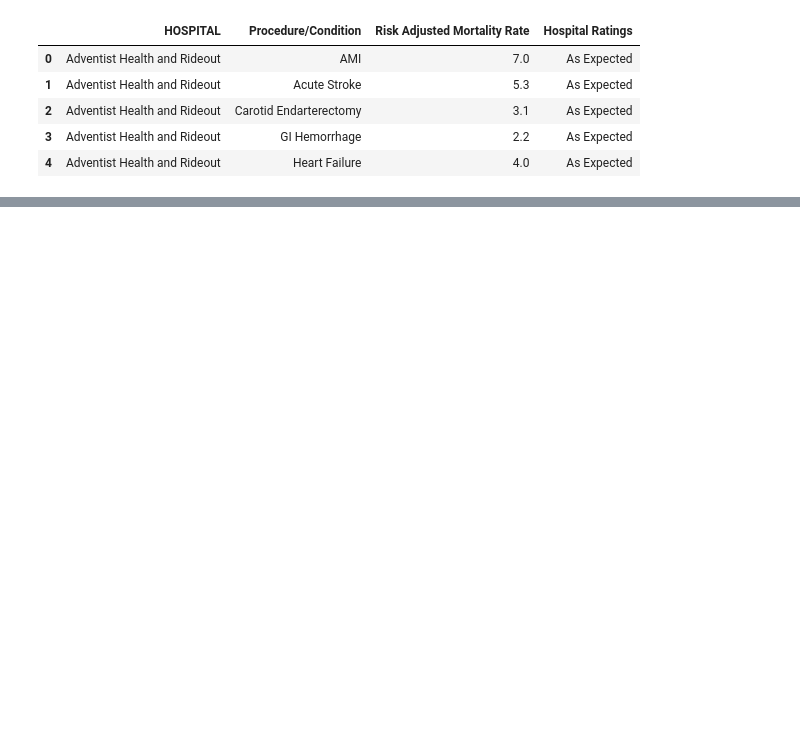
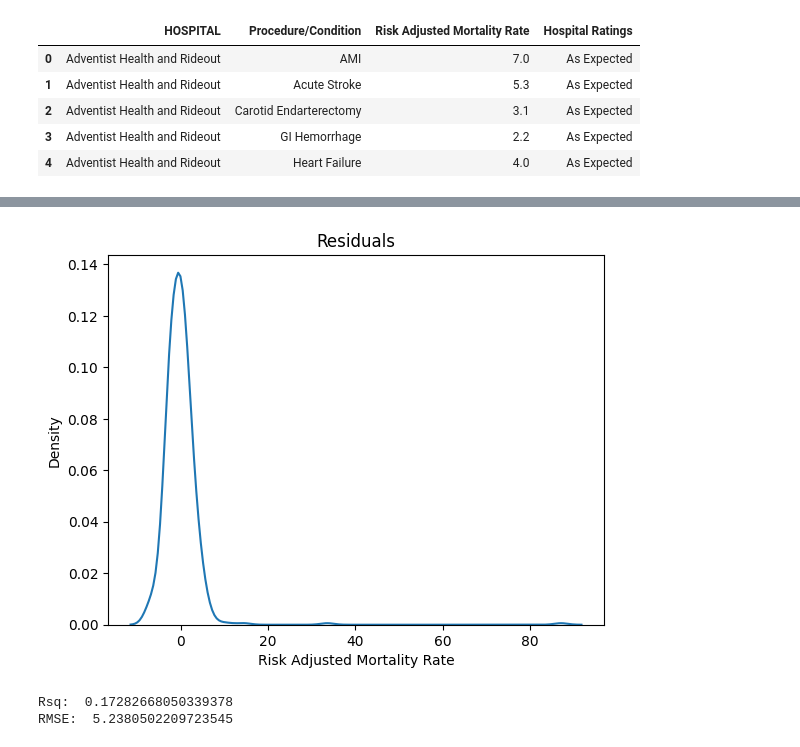
Before and after one commit to hildj/DS3001_TeamM_Project, a Jupyter notebook: trees.ipynb, the cells around one changed output, grey strips where cells are left out. Drawn from its saved outputs; the diff is of its cells as text; code cells hidden in the pictures; blank space fills up the shorter version.

```diff
--- a/trees.ipynb
+++ b/trees.ipynb
@@ -62,10 +68,0 @@ plt.show()
-# %%
-## Make Predictions on the Test Set:
-y_hat = cart.predict(X)
-
-## Confusion Matrix:
-tab = pd.crosstab(y,y_hat) # Compute confusion matrix
-acc = (tab.iloc[0,0]+tab.iloc[1,1])/len(y) # Compute Accuracy
-#acc = np.trace(tab)/len(y_test)  # Faster way to compute accuracy
-print('Accuracy: ', acc, '\n')
-pd.crosstab(y,y_hat)
@@ -88,0 +69,15 @@ Warning: Total number of columns (173) exceeds max_columns (20) limiting to firs
+# %%
+## Residuals, Rsq, RMSE
+e = y_test - y_hat
+sns.kdeplot(e).set(title='Residuals') # Notice the residuals aren't centered around zero
+plt.show()
+
+rsq = 1-np.sum(e**2)/np.sum( (y_test - np.mean(y_train))**2)
+RMSE = np.sqrt(np.mean(e**2))
+
+print('Rsq: ', rsq)
+print('RMSE: ', RMSE)
+# %% [output]
+[figure, added]
+Rsq:  0.17282668050339378
+RMSE:  5.2380502209723545
```
Also changed, not shown: parts of 2 cells of this notebook.
